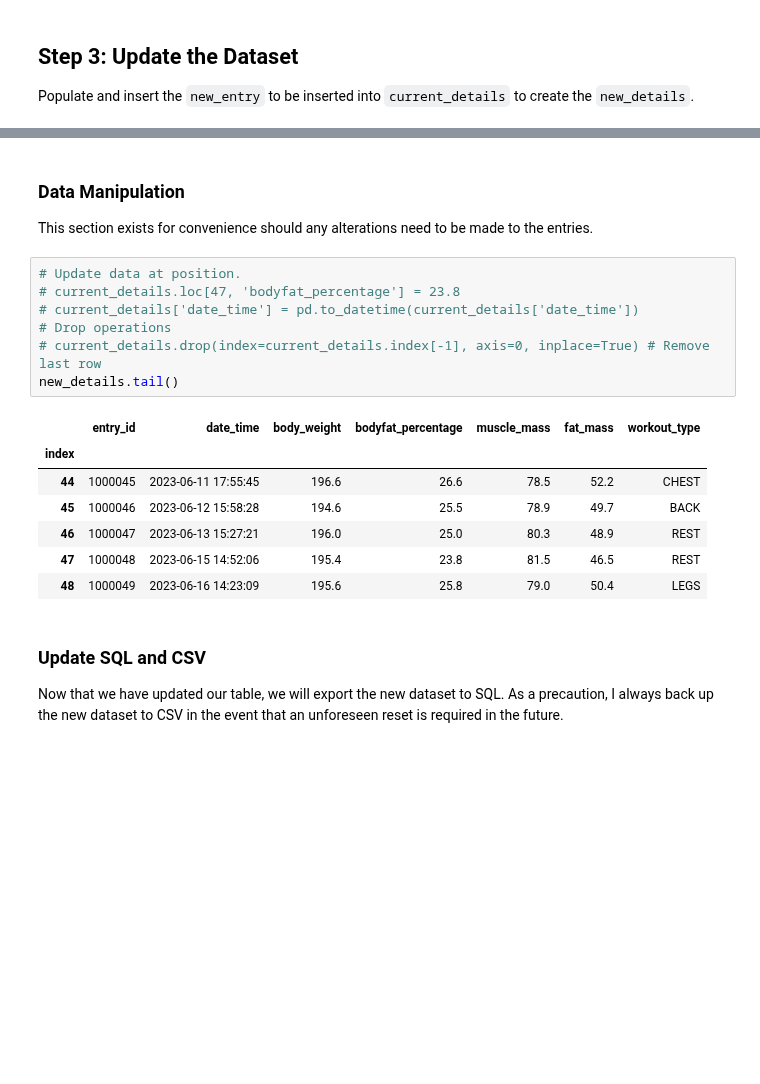
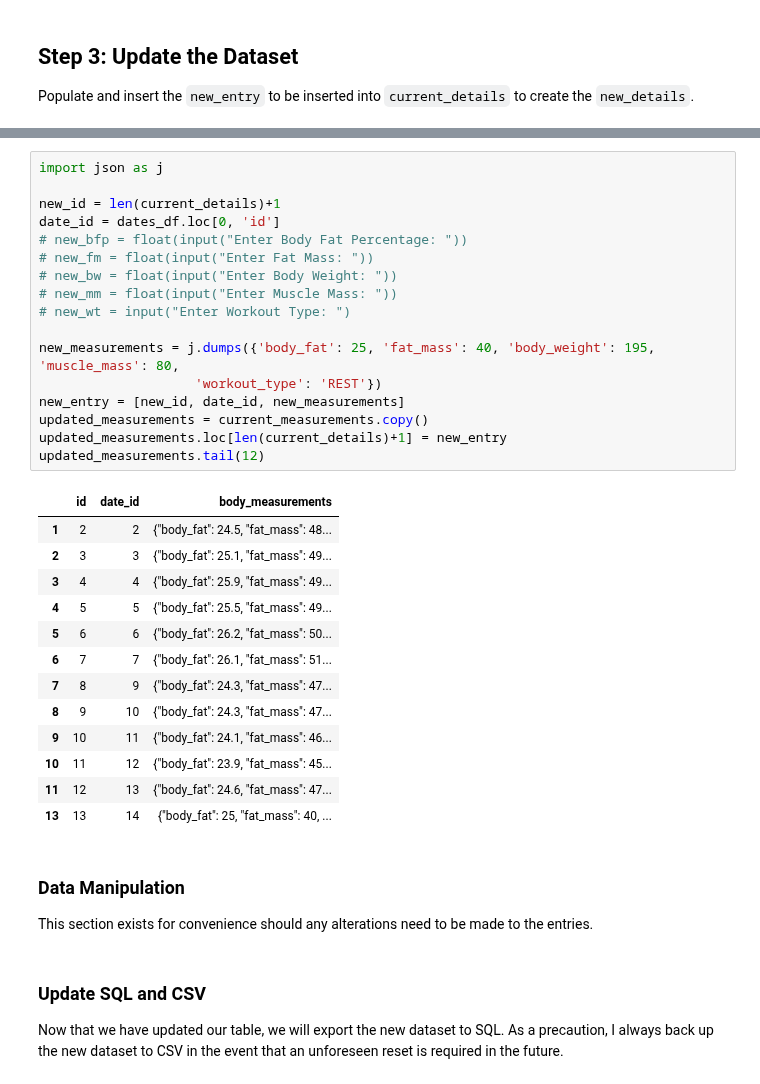
Before and after one commit to Artuk009/NewDIetAndExercise, a Jupyter notebook: Diet_Stuff/body_measurements_v2.ipynb, the cells around one changed output, grey strips where cells are left out. Cells and saved outputs as stored; diff of their text form; blank space fills up the shorter version.

```diff
--- a/Diet_Stuff/body_measurements_v2.ipynb
+++ b/Diet_Stuff/body_measurements_v2.ipynb
@@ -111,21 +114,37 @@ new_details.tail()
+# %%
+import json as j
+
+new_id = len(current_details)+1
+date_id = dates_df.loc[0, 'id']
+# new_bfp = float(input("Enter Body Fat Percentage: "))
+# new_fm = float(input("Enter Fat Mass: "))
+# new_bw = float(input("Enter Body Weight: "))
+# new_mm = float(input("Enter Muscle Mass: "))
+# new_wt = input("Enter Workout Type: ")
+
+new_measurements = j.dumps({'body_fat': 25, 'fat_mass': 40, 'body_weight': 195, 'muscle_mass': 80,
+                    'workout_type': 'REST'})
+new_entry = [new_id, date_id, new_measurements]
+updated_measurements = current_measurements.copy()
+updated_measurements.loc[len(current_details)+1] = new_entry
+updated_measurements.tail(12)
+# %% [output]
+|  | id | date_id | body_measurements |
+| 1 | 2 | 2 | {"body_fat": 24.5, "fat_mass": 48... |
+| 2 | 3 | 3 | {"body_fat": 25.1, "fat_mass": 49... |
+| 3 | 4 | 4 | {"body_fat": 25.9, "fat_mass": 49... |
+| 4 | 5 | 5 | {"body_fat": 25.5, "fat_mass": 49... |
+| 5 | 6 | 6 | {"body_fat": 26.2, "fat_mass": 50... |
+| 6 | 7 | 7 | {"body_fat": 26.1, "fat_mass": 51... |
+| 7 | 8 | 9 | {"body_fat": 24.3, "fat_mass": 47... |
+| 8 | 9 | 10 | {"body_fat": 24.3, "fat_mass": 47... |
+| 9 | 10 | 11 | {"body_fat": 24.1, "fat_mass": 46... |
+| 10 | 11 | 12 | {"body_fat": 23.9, "fat_mass": 45... |
+| 11 | 12 | 13 | {"body_fat": 24.6, "fat_mass": 47... |
+| 13 | 13 | 14 | {"body_fat": 25, "fat_mass": 40, ... |
 # %% [markdown]
 ### Data Manipulation
 This section exists for convenience should any alterations need to be made to the entries.
-# %%
-# Update data at position.
-# current_details.loc[47, 'bodyfat_percentage'] = 23.8
-# current_details['date_time'] = pd.to_datetime(current_details['date_time'])
-# Drop operations
-# current_details.drop(index=current_details.index[-1], axis=0, inplace=True) # Remove last row
-new_details.tail()
-# %% [output]
-|  | entry_id | date_time | body_weight | bodyfat_percentage | muscle_mass | fat_mass | workout_type |
-| index |  |  |  |  |  |  |  |
-| 44 | 1000045 | 2023-06-11 17:55:45 | 196.6 | 26.6 | 78.5 | 52.2 | CHEST |
-| 45 | 1000046 | 2023-06-12 15:58:28 | 194.6 | 25.5 | 78.9 | 49.7 | BACK |
-| 46 | 1000047 | 2023-06-13 15:27:21 | 196.0 | 25.0 | 80.3 | 48.9 | REST |
-| 47 | 1000048 | 2023-06-15 14:52:06 | 195.4 | 23.8 | 81.5 | 46.5 | REST |
-| 48 | 1000049 | 2023-06-16 14:23:09 | 195.6 | 25.8 | 79.0 | 50.4 | LEGS |
 # %% [markdown]
 ### Update SQL and CSV
 Now that we have updated our table, we will export the new dataset to SQL. As a precaution, I always
```
Also changed, not shown: parts of 4 cells of this notebook.
